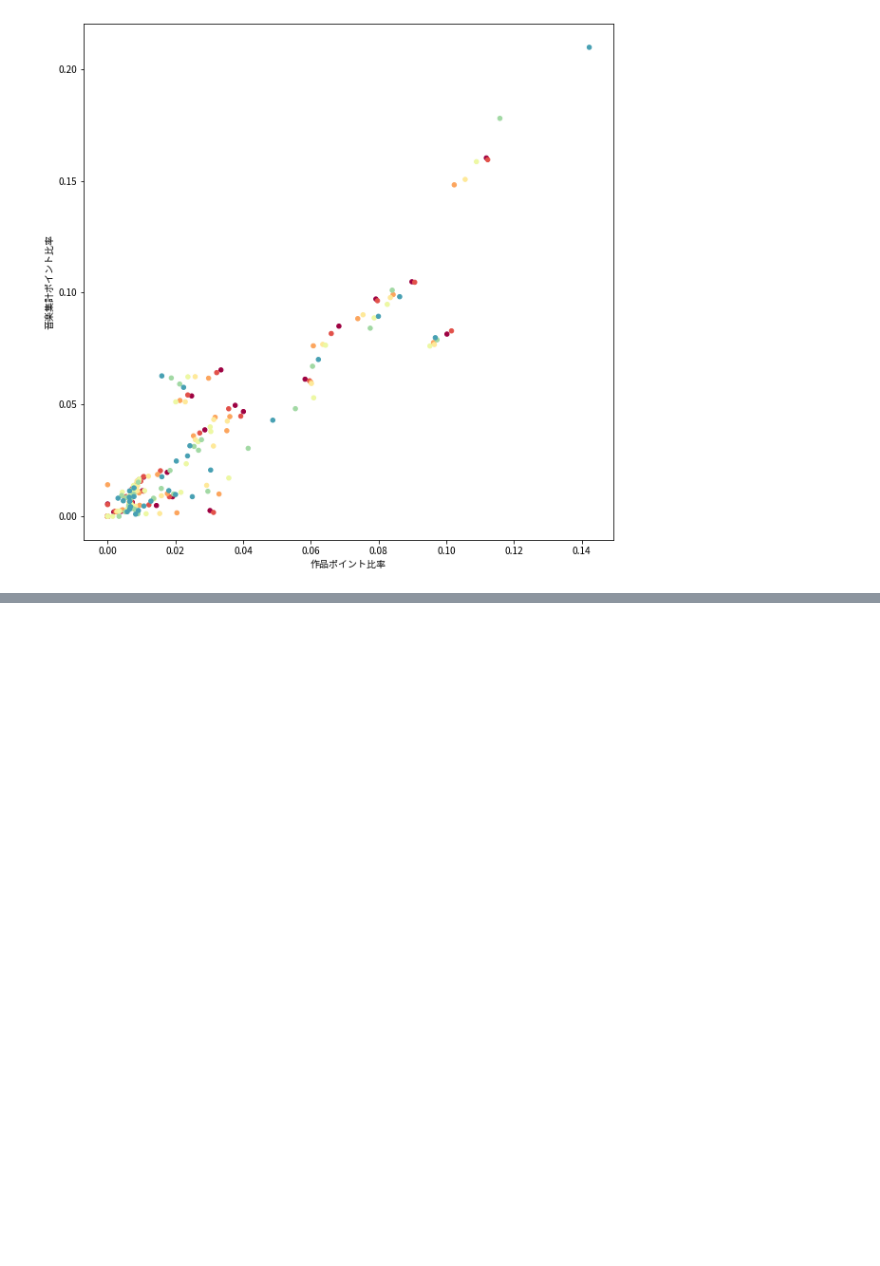
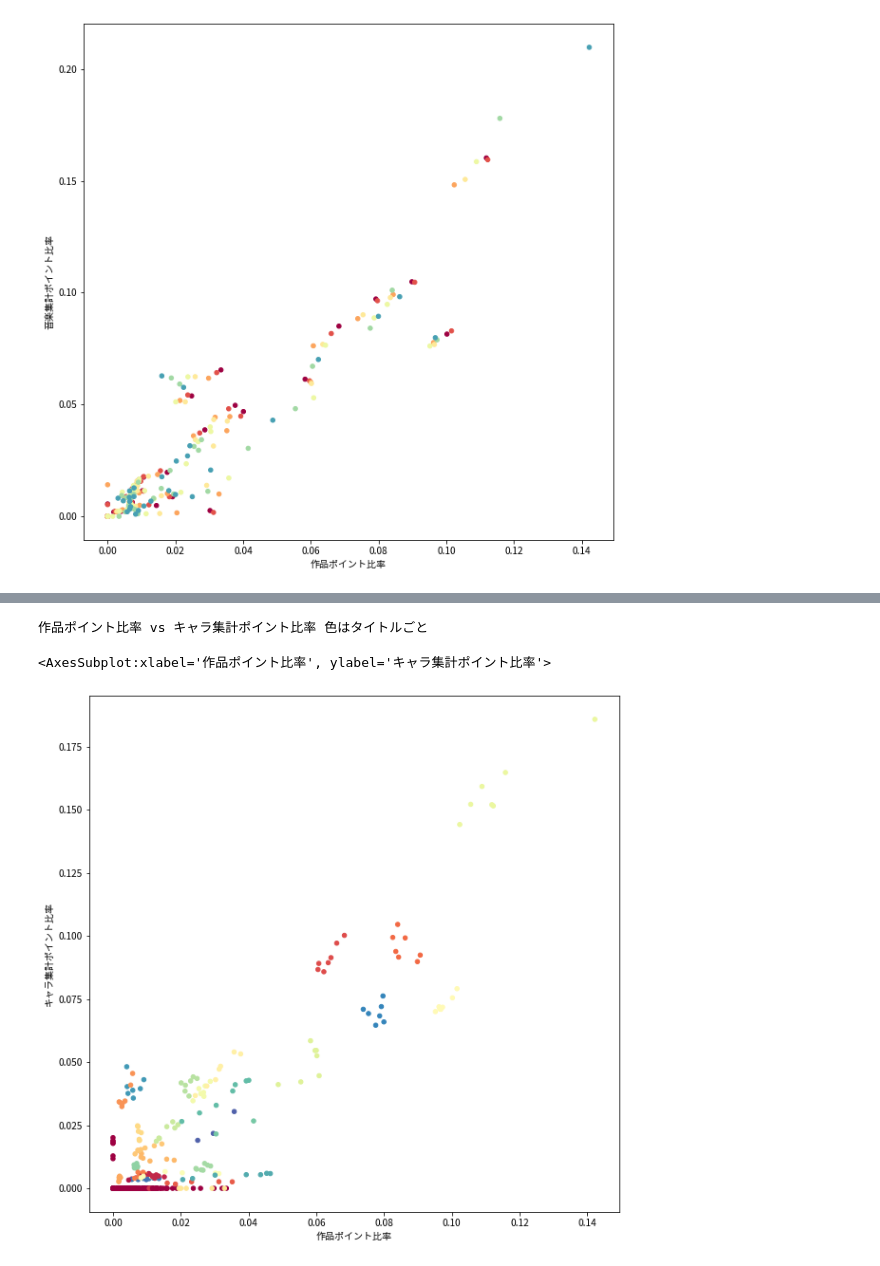
Before and after one commit to xiangze/toubou_vote_analysis, a Jupyter notebook: scrape_music_correlation.ipynb, the cells around one changed output, grey strips where cells are left out. Saved outputs shown, nothing was run; the diff lists cells and outputs as text; code cells hidden in the pictures; blank space fills up the shorter version.

```diff
--- a/scrape_music.ipynb
+++ b/scrape_music_correlation.ipynb
@@ -335,0 +464,7 @@ fig.show()
+# %%
+print("作品ポイント比率 vs キャラ集計ポイント比率 色はタイトルごと")
+chartitlerate_vs_titlerate.plot.scatter(x="作品ポイント比率",y="キャラ集計ポイント比率",c=cm(chartitlerate_vs_titlerate["名前n"]),figsize=(10,10))
+# %% [output]
+作品ポイント比率 vs キャラ集計ポイント比率 色はタイトルごと
+<AxesSubplot:xlabel='作品ポイント比率', ylabel='キャラ集計ポイント比率'>
+[figure, added]
```
Also changed, not shown: parts of 51 cells of this notebook, 2 other files.
